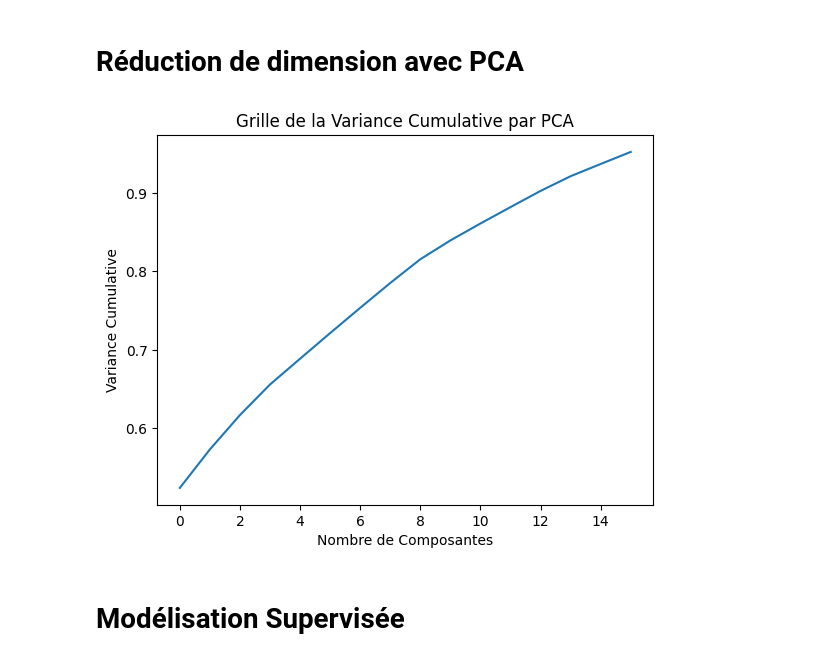
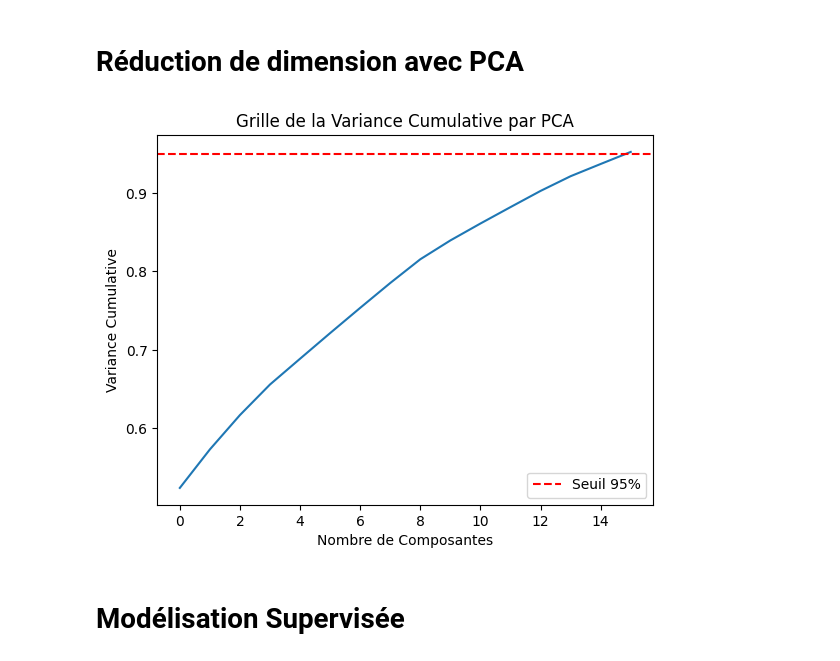
Before and after one commit to Hajaarh/health_state_classifier, a Jupyter notebook: health_state_ml.ipynb, the cells around one changed output. Cells and saved outputs as stored; diff of their text form; code cells hidden in the pictures.

```diff
--- a/health_state_ml.ipynb
+++ b/health_state_ml.ipynb
@@ -77,13 +79,15 @@ X_pca = pca.fit_transform(df_standardized.drop(columns=['target']))
 # %%
 # Visualisation de la variance expliquée par chaque composante
 plt.figure()
 plt.plot(np.cumsum(pca.explained_variance_ratio_))
 plt.xlabel('Nombre de Composantes')
 plt.ylabel('Variance Cumulative')
 plt.title('Grille de la Variance Cumulative par PCA')
+plt.axhline(y=0.95, color='r', linestyle='--', label='Seuil 95%')
+plt.legend()
 plt.show()
 # %% [output]
-[figure, old version]
+[figure, new version]
 # %%
 # Séparation en jeu d'entraînement et test
 X_train, X_test, y_train, y_test = train_test_split(X_pca, df_standardized['target'], test_size=0.2, random_state=42, stratify=df_standardized['target'])
```
Also changed, not shown: parts of 20 cells of this notebook.
